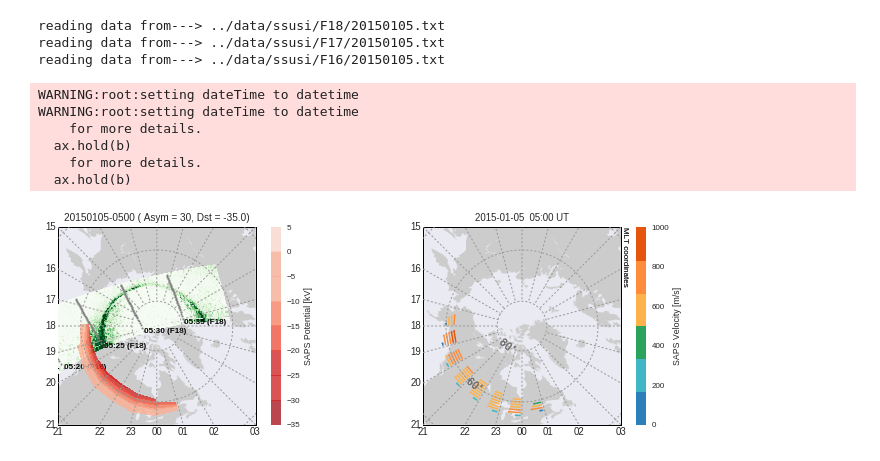
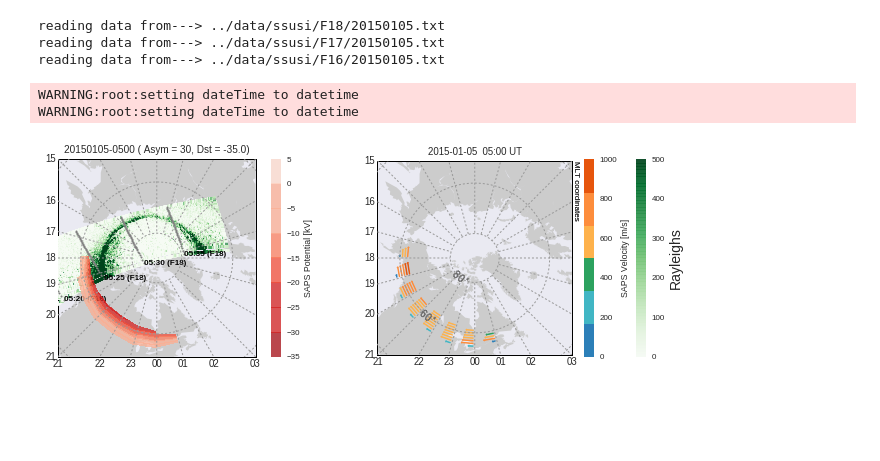
Before and after one commit to bharatreddy/indsvels, a Jupyter notebook: ipy/model-validate.ipynb, the cells around one changed output. Cells and saved outputs as stored; diff of their text form; code cells hidden in the pictures; blank space fills up the shorter version.

```diff
--- a/ipy/model-validate.ipynb
+++ b/ipy/model-validate.ipynb
@@ -478,8 +478,8 @@ m2 = utils.plotUtils.mapObj(boundinglat=50., gridLabels=True,\
                             lon_0=0., datetime=mapTime)
 
 ssObj.overlay_sat_data( fDict, m1, ax1, satList=["F18"],\
-             inpTime=inpTime, vmin=0., vmax=1000.,\
-                       autoScale=False, plotCBar=False )
+             inpTime=inpTime, vmin=0., vmax=500.,\
+                       autoScale=False, plotCBar=True )
 
 xVec, yVec = m1(mlonsPotCntr, mlatsPotCntr, coords=pltCoords)
 cntrPlt = m1.contourf(xVec, yVec, potVals,cntrLevels,\
@@ -496,35 +496,31 @@ cbar.ax.set_ylabel('SAPS Potential [kV]')
 colNorm = Normalize( vmin=velScaleMin, vmax=velScaleMax )
 for currMlonend, currMLATend, currMlonbgn, currMLATbgn, currVel in\
         zip( plotMLONends, plotMLATends, plotMLONbegins, plotMLATbegins, plotVelMagns ) :
         # get a appropriate color for each bar
         currCol = velSeaMap( colNorm(currVel) )
         currXVecBgn, currYVecBgn = m2(currMlonbgn, currMLATbgn, coords=pltCoords)
         currXVecEnd, currYVecEnd = m2(currMlonend, currMLATend, coords=pltCoords)
         velPlot = ax2.plot( [currXVecBgn, currXVecEnd], [ currYVecBgn, currYVecEnd ], color=currCol )
         ax2.arrow( currXVecBgn, currYVecBgn, currXVecEnd-currXVecBgn, currYVecEnd-currYVecBgn,\
                  head_width=1e5, head_length=5e4, fc=currCol, ec=currCol)
 
 printText = mapTime.strftime("%Y%m%d-%H%M") + " ( Asym = " + str(inpAsy) + ", Dst = " + str(inpDst) + ")"
 ax1.set_title(printText, fontsize=10)
 # ax1.text(0.1, 0.9,  printText,
 #             transform=ax1.transAxes,
 #             color='#2c7fb8', fontsize=8)
 # ax1.text(0.1, 0.9,  printText,
 #             transform=ax1.transAxes,
 #             color='#2c7fb8', fontsize=8)
 
 
 
 sm = plt.cm.ScalarMappable(cmap=velSeaMap, norm=Normalize(vmin=velScaleMin, vmax=velScaleMax))
 sm._A = []
 plt.colorbar(sm, ax=ax2)
 sm.colorbar.ax.set_ylabel('SAPS Velocity [m/s]')
 fig.savefig("../figs/pot-vels-estimates.pdf",bbox_inches='tight')
 # %% [output]
 WARNING:root:setting dateTime to datetime
 WARNING:root:setting dateTime to datetime
-    for more details.
-  ax.hold(b)
-    for more details.
-  ax.hold(b)
-[figure, old version]
+[figure, new version]
```
Also changed, not shown: 2 other files.
